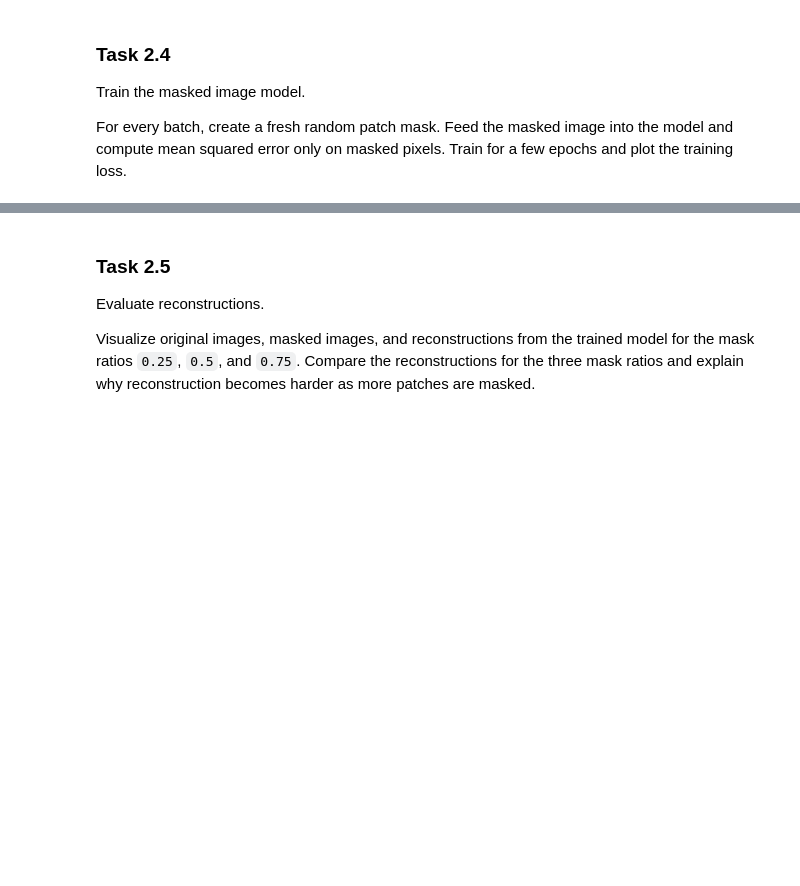
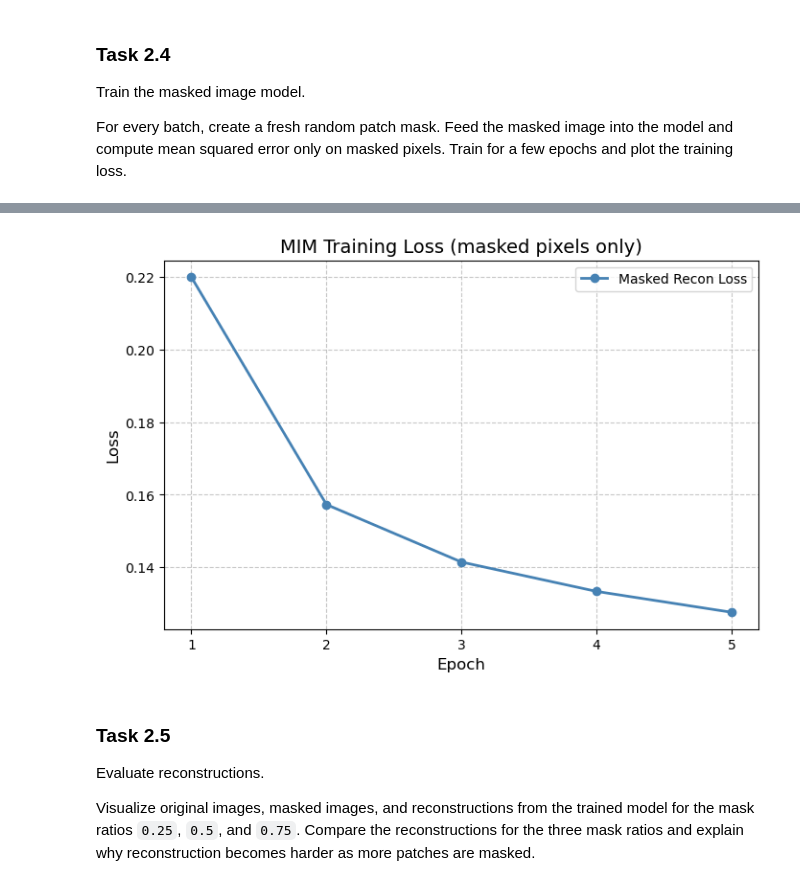
Before and after one commit to LuisMayerhofer/genVis-exercises, a Jupyter notebook: exercise_4/exercise_sheet_04.ipynb, the cells around one changed output, grey strips where cells are left out. Cells and saved outputs as stored; diff of their text form; code cells hidden in the pictures; blank space fills up the shorter version.

```diff
--- a/exercise_4/exercise_sheet_04.ipynb
+++ b/exercise_4/exercise_sheet_04.ipynb
@@ -604,8 +635,6 @@ The layers are already defined for you in the code cell below. Complete the forw
 
 The model should map a masked image of shape `(B, 1, 28, 28)` back to a reconstructed image of the same shape. The final activation matches the image range `[-1, 1]`.
 # %%
-# TODO: Implement the forward pass of the masked image reconstruction model.
-
 class MaskedConvAutoencoder(nn.Module):
     def __init__(self, in_channels=1, hidden_dim=64):
         super().__init__()
@@ -623,7 +652,7 @@ class MaskedConvAutoencoder(nn.Module):
         )
 
     def forward(self, x_masked):
-        raise NotImplementedError('Task 2.3: pass x_masked through the reconstruction network.')
+        return self.net(x_masked)
 
 
 mim_model = MaskedConvAutoencoder().to(device)
@@ -635,11 +680,12 @@ Train the masked image model.
 
 For every batch, create a fresh random patch mask. Feed the masked image into the model and compute mean squared error only on masked pixels. Train for a few epochs and plot the training loss.
 # %%
-# TODO: Implement masked-pixel loss and train the model.
-
 def masked_mse_loss(prediction, target, pixel_mask):
     """Mean squared error computed only on masked pixels."""
-    raise NotImplementedError('Task 2.4: implement masked_mse_loss.')
+    squared_error = (prediction - target) ** 2
+    # Multiply by mask so only masked pixels contribute, then average over them
+    masked_error = squared_error * pixel_mask
+    return masked_error.sum() / pixel_mask.sum()
 
 
 def train_mim_one_epoch(model, loader, optimizer, epoch, patch_size=7, mask_ratio=0.5):
@@ -648,12 +694,27 @@ def train_mim_one_epoch(model, loader, optimizer, epoch, patch_size=7, mask_rati
 
     for images, _ in loader:
         images = images.to(device)
-        # TODO: Create a mask, reconstruct the masked image, compute masked loss, and update parameters.
-        raise NotImplementedError('Task 2.4: complete the MIM training loop body.')
+
+        # Create a fresh random patch mask for this batch
+        masked_images, pixel_mask = create_patch_mask(images, patch_size=patch_size, mask_ratio=mask_ratio)
+
+        optimizer.zero_grad()
+
+        # Reconstruct the full image from the masked input
+        prediction = model(masked_images)
+
+        # Loss only on the masked pixels
+        loss = masked_mse_loss(prediction, images, pixel_mask)
+
+        loss.backward()
+        optimizer.step()
+
+        total_loss += loss.item()
 
     avg_loss = total_loss / len(loader)
     print(f'Epoch {epoch:02d} | masked reconstruction loss={avg_loss:.4f}')
     return avg_loss
+
 
 MIM_NUM_EPOCHS = 5
 MIM_LEARNING_RATE = 2e-4
@@ -662,6 +723,18 @@ MIM_MASK_RATIO = 0.5
 mim_optimizer = torch.optim.Adam(mim_model.parameters(), lr=MIM_LEARNING_RATE)
 mim_history = []
 
-# TODO: Train the model and plot the masked reconstruction loss.
+for epoch in range(1, MIM_NUM_EPOCHS + 1):
+    avg_loss = train_mim_one_epoch(mim_model, train_loader, mim_optimizer, epoch, mask_ratio=MIM_MASK_RATIO)
+    mim_history.append(avg_loss)
 
-raise NotImplementedError('Task 2.4: train the masked image model and plot the loss.')
+# Plot the masked reconstruction loss
+plt.figure(figsize=(8, 5))
+plt.plot(range(1, MIM_NUM_EPOCHS + 1), mim_history, marker='o', linewidth=2, color='steelblue', label='Masked Recon Loss')
+plt.title('MIM Training Loss (masked pixels only)', fontsize=14)
+plt.xlabel('Epoch', fontsize=12)
+plt.ylabel('Loss', fontsize=12)
+plt.xticks(range(1, MIM_NUM_EPOCHS + 1))
+plt.legend()
+plt.grid(True, linestyle='--', alpha=0.7)
+plt.show()
+# %% [output]
@@ -668,3 +746,4 @@ raise NotImplementedError('Task 2.4: train the masked image model and plot the l
+[figure, added]
 # %% [markdown]
 ### Task 2.5
 Evaluate reconstructions.
```
Also changed, not shown: parts of 13 cells of this notebook.
